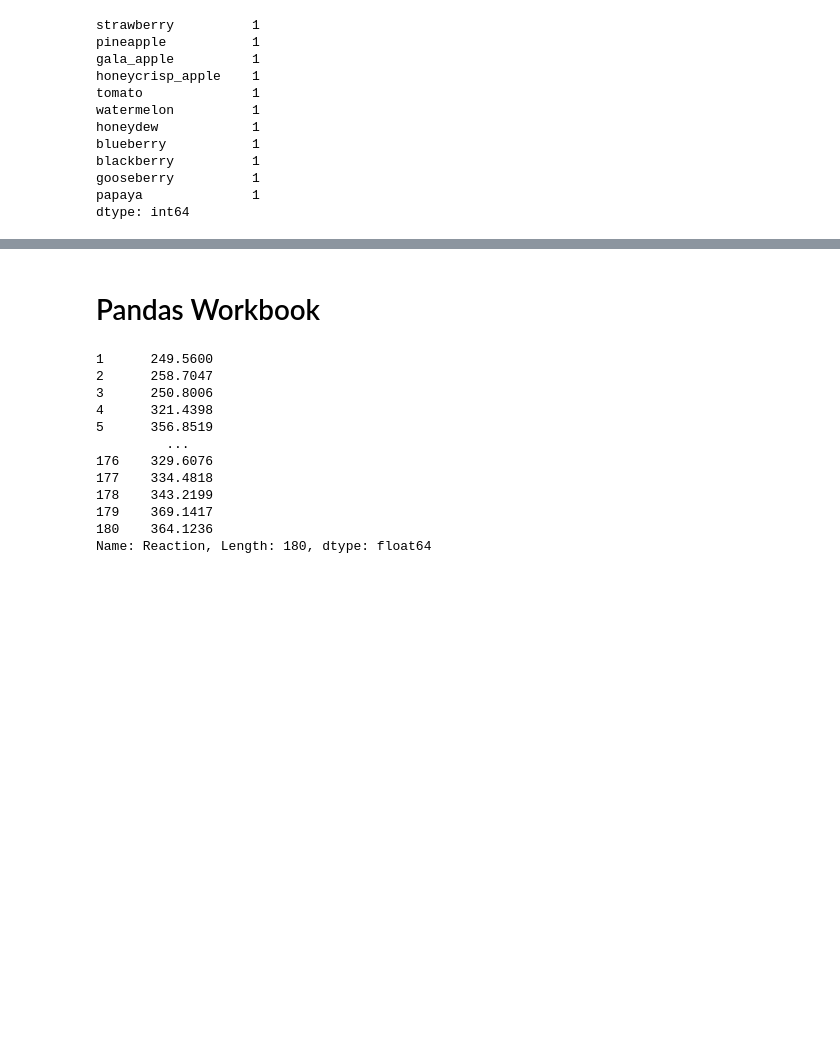
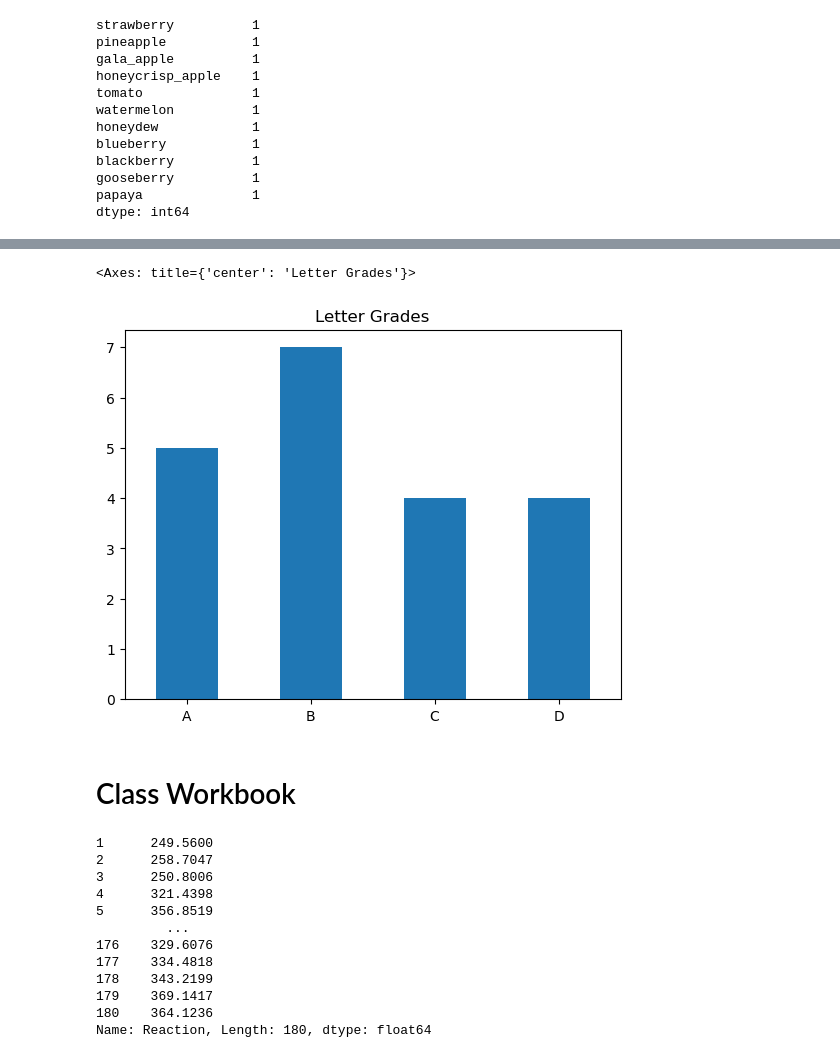
Before and after one commit to Zacharia-Schmitz/numpy-pandas-visualization-exercises, a Jupyter notebook: pandas_series.ipynb, the cells around one changed output, grey strips where cells are left out. Cells and saved outputs as stored; diff of their text form; code cells hidden in the pictures; blank space fills up the shorter version.

```diff
--- a/pandas_series.ipynb
+++ b/pandas_series.ipynb
@@ -159,5 +436,22 @@ dtype: int64
+# %%
+# Write the code necessary to implement a curve for your exam_grades Series and save this as curved_grades.
+# Add the necessary points to the highest grade to make it 100, and add the same number of points to every other score in the Series as well.
+
+curved_grades = exam_scores + (100 - exam_scores.max())
+# %%
+# Use a method to convert each of the numeric values in the curved_grades Series into a categorical value of letter grades.
+# For example, 86 should be a 'B' and 95 should be an 'A'. Save this as a Series named letter_grades.
+
+letter_grades = curved_grades.apply(lambda x: 'A' if x >= 90 else 'B' if x >= 80 else 'C' if x >= 70 else 'D' if x >= 60 else 'F')
+# %%
+# Plot your new categorical letter_grades Series in a meaninful way and include a title and axis labels.
+
+letter_grades.value_counts().sort_index().plot.bar(title='Letter Grades', rot=0)
+# %% [output]
+<Axes: title={'center': 'Letter Grades'}>
+[figure, added]
 # %% [markdown]
-# Pandas Workbook
+# Class Workbook
 # %%
 import pandas as pd
 import numpy as np
```
Also changed, not shown: parts of 53 cells of this notebook.
